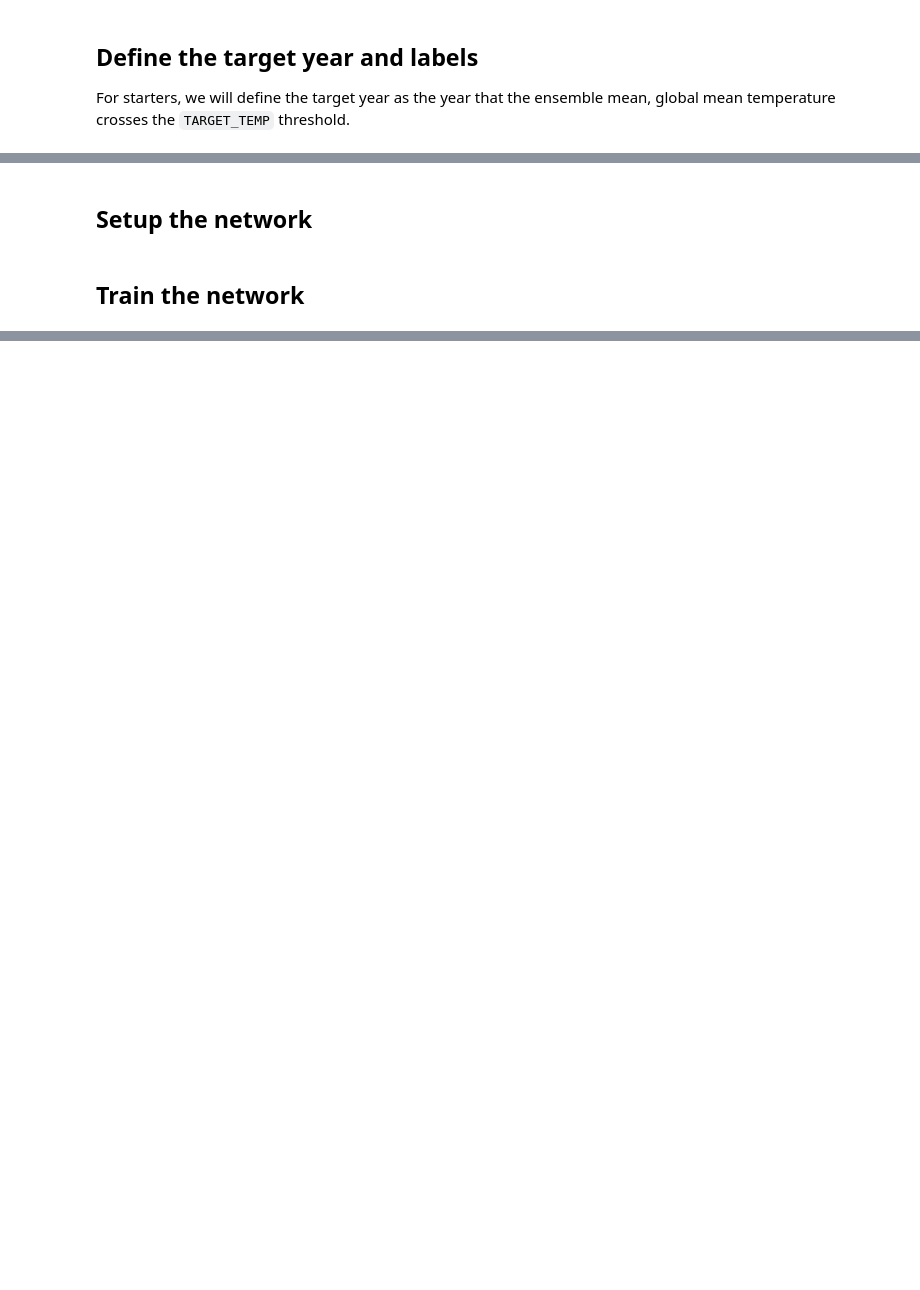
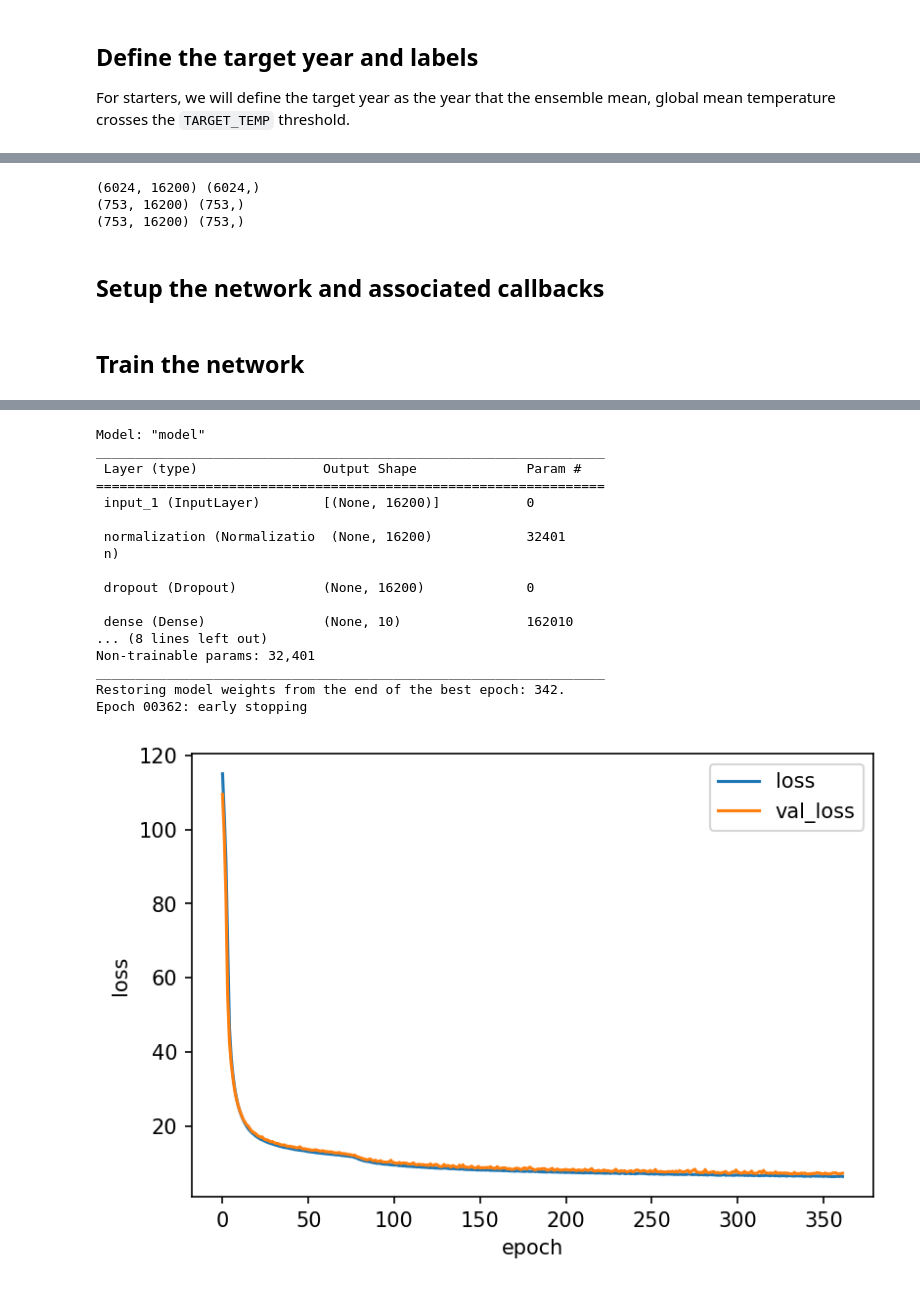
Before and after one commit to eabarnes1010/target_temp_detection, a Jupyter notebook: _train_model.ipynb, the cells around one changed output, grey strips where cells are left out. Saved outputs shown, nothing was run; the diff lists cells and outputs as text; code cells hidden in the pictures; blank space fills up the shorter version.

Commit message:
added input x gradient and re-organized code

```diff
--- a/_train_model.ipynb
+++ b/_train_model.ipynb
@@ -60,7 +68,7 @@ print(f"tensorflow version = {tf.__version__}")
 # %% [markdown]
 ## Define parameters
 # %%
-TARGET_TEMP = 1.5
+TARGET_TEMP = 2.0
 BASELINE_YEARS = ('1850','1899')
 # %% [markdown]
 ## Prepare the data
@@ -128,7 +166,30 @@ print('labels = ' + str(labels))
+# %%
+x_train = data_train.values.reshape((data_train.shape[0]*data_train.shape[1],data_train.shape[2]*data_train.shape[3]))
+x_val   = data_val.values.reshape((data_val.shape[0]*data_val.shape[1],data_val.shape[2]*data_val.shape[3]))
+x_test  = data_test.values.reshape((data_test.shape[0]*data_test.shape[1],data_test.shape[2]*data_test.shape[3]))
+
+y_train = np.tile(labels,data_train.shape[0])
+y_val   = np.tile(labels,data_val.shape[0])
+y_test  = np.tile(labels,data_test.shape[0])
+
+print(x_train.shape, y_train.shape)
+print(x_val.shape, y_val.shape)
+print(x_test.shape, y_test.shape)
+# %% [output]
+(6024, 16200) (6024,)
+(753, 16200) (753,)
+(753, 16200) (753,)
 # %% [markdown]
-## Setup the network
+## Setup the network and associated callbacks
 # %%
-# define the model
+# define early stopping callback
+EARLY_STOPPING = tf.keras.callbacks.EarlyStopping(monitor='val_loss',
+                                                   patience=20,
+                                                   verbose=1,
+                                                   mode='auto',
+                                                   restore_best_weights=True)
+
+# define the model and its compile function
 def compile_model(x_train):
 
     # First we start with an input layer
@@ -138,7 +199,8 @@ def compile_model(x_train):
     normalizer.adapt(x_train)
     layers = normalizer(inputs)
 
-    layers = Dropout(rate=.0,seed=SEED)(layers) # if Dropout(0), no dropout is applied
+    layers = Dropout(rate=DROP_RATE,
+                     seed=SEED)(layers)
 
     for hidden, activation in zip(HIDDENS, ACTIVATIONS):
         layers = Dense(hidden, activation=activation,
@@ -160,12 +222,5 @@ def compile_model(x_train):
     model.summary()
 
     return model
-
-# Early Stopping
-EARLY_STOPPING = tf.keras.callbacks.EarlyStopping(monitor='val_loss',
-                                                   patience=10,
-                                                   verbose=1,
-                                                   mode='auto',
-                                                   restore_best_weights=True)
 # %% [markdown]
 ## Train the network
@@ -189,7 +232,8 @@ NUM_EPOCHS = 500
 HIDDENS = [10,10]
 ACTIVATIONS = ['relu'] * len(HIDDENS)
 LOSS = 'mae'
-RIDGE = .1
+RIDGE = 0.1
+DROP_RATE = 0.0
 VERBOSITY = 0
 #----------------------------------------
 
@@ -213,3 +257,4 @@ plt.xlabel('epoch')
 plt.ylabel('loss')
 plt.legend()
 plt.show()
+# %% [output]
@@ -216 +262,19 @@ plt.show()
+Model: "model"
+_________________________________________________________________
+ Layer (type)                Output Shape              Param #
+=================================================================
+ input_1 (InputLayer)        [(None, 16200)]           0
+
+ normalization (Normalizatio  (None, 16200)            32401
+ n)
+
+ dropout (Dropout)           (None, 16200)             0
+
+ dense (Dense)               (None, 10)                162010
+... (8 lines left out)
+Non-trainable params: 32,401
+_________________________________________________________________
+Restoring model weights from the end of the best epoch: 342.
+Epoch 00362: early stopping
+[figure, added]
 # %%
```
Also changed, not shown: parts of 15 cells of this notebook.
